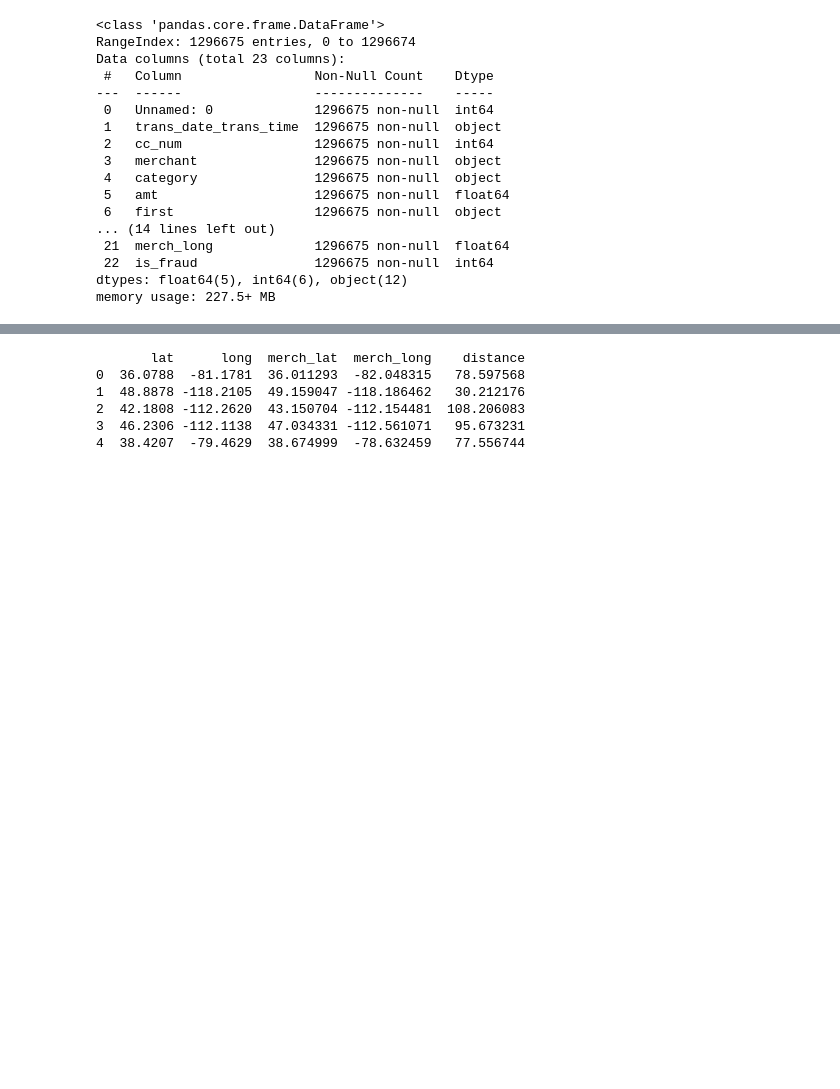
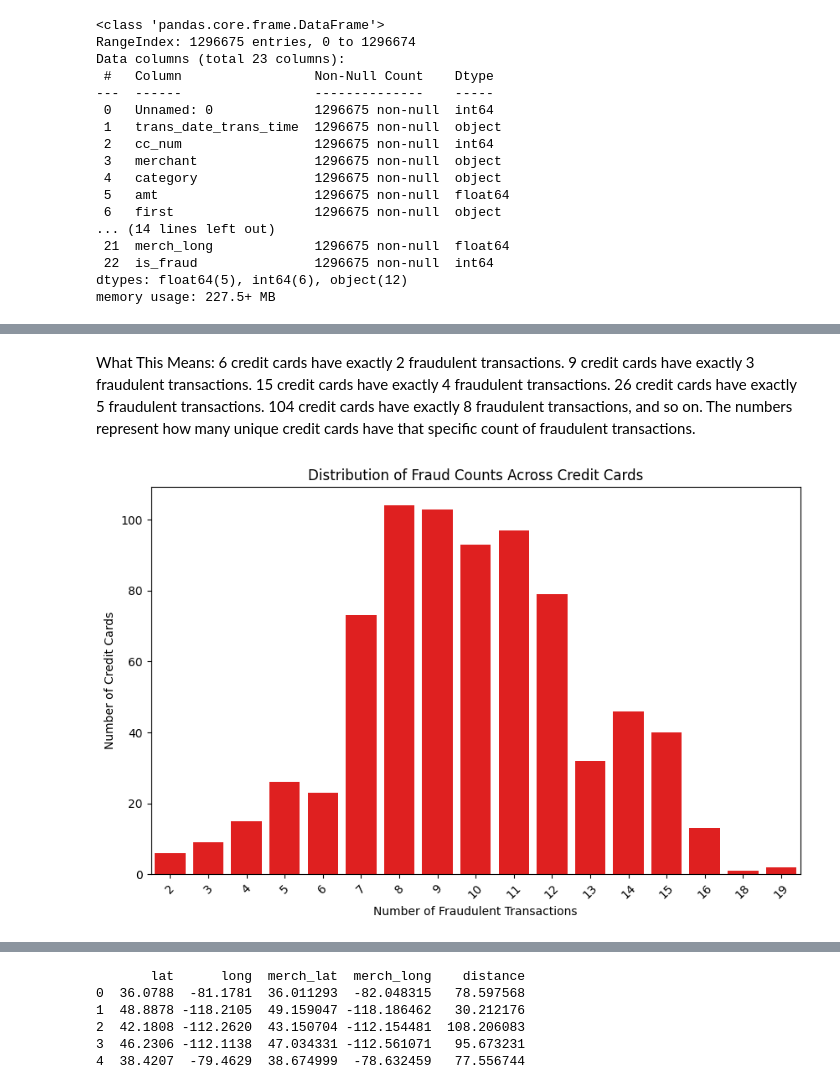
Before and after one commit to git-shashank-hp/Algorithm-Notes-in-Pyhton, a Jupyter notebook: CCFD_EDA.ipynb, the cells around one changed output, grey strips where cells are left out. Cells and saved outputs as stored; diff of their text form; code cells hidden in the pictures; blank space fills up the shorter version.

```diff
--- a/CCFD_EDA.ipynb
+++ b/CCFD_EDA.ipynb
@@ -61,0 +96,12 @@ memory usage: 237.4+ MB
+# %%
+# Filter by is_fraud == 1
+fraud_transactions = df[df['is_fraud'] == 1]
+
+# Group by cc_num (Credit Card Number) and count the number of fraudulent transactions
+fraud_count_by_cc = fraud_transactions.groupby('cc_num').size().reset_index(name='fraud_count')
+
+# Sort by fraud_count in descending order
+fraud_count_by_cc_sorted = fraud_count_by_cc.sort_values(by='fraud_count', ascending=False)
+
+# Display the result
+print(fraud_count_by_cc_sorted)
@@ -61,0 +143,6 @@ memory usage: 237.4+ MB
+# %%
+# Check how many cards have a specific number of fraud counts
+fraud_count_distribution = fraud_count_by_cc['fraud_count'].value_counts().sort_index()
+
+# Display the fraud distribution
+print(fraud_count_distribution)
@@ -61,0 +169,20 @@ memory usage: 237.4+ MB
+# %% [markdown]
+What This Means:
+6 credit cards have exactly 2 fraudulent transactions.
+9 credit cards have exactly 3 fraudulent transactions.
+15 credit cards have exactly 4 fraudulent transactions.
+26 credit cards have exactly 5 fraudulent transactions.
+104 credit cards have exactly 8 fraudulent transactions, and so on.
+The numbers represent how many unique credit cards have that specific count of fraudulent transactions.
+# %%
+# Plot the distribution of fraud counts across credit cards
+plt.figure(figsize=(10, 6))
+sns.barplot(x=fraud_count_distribution.index, y=fraud_count_distribution.values, color='RED')
+
+plt.title('Distribution of Fraud Counts Across Credit Cards')
+plt.xlabel('Number of Fraudulent Transactions')
+plt.ylabel('Number of Credit Cards')
+plt.xticks(rotation=45)
+plt.show()
+# %% [output]
+[figure, added]
```
Also changed, not shown: parts of 55 cells of this notebook.
